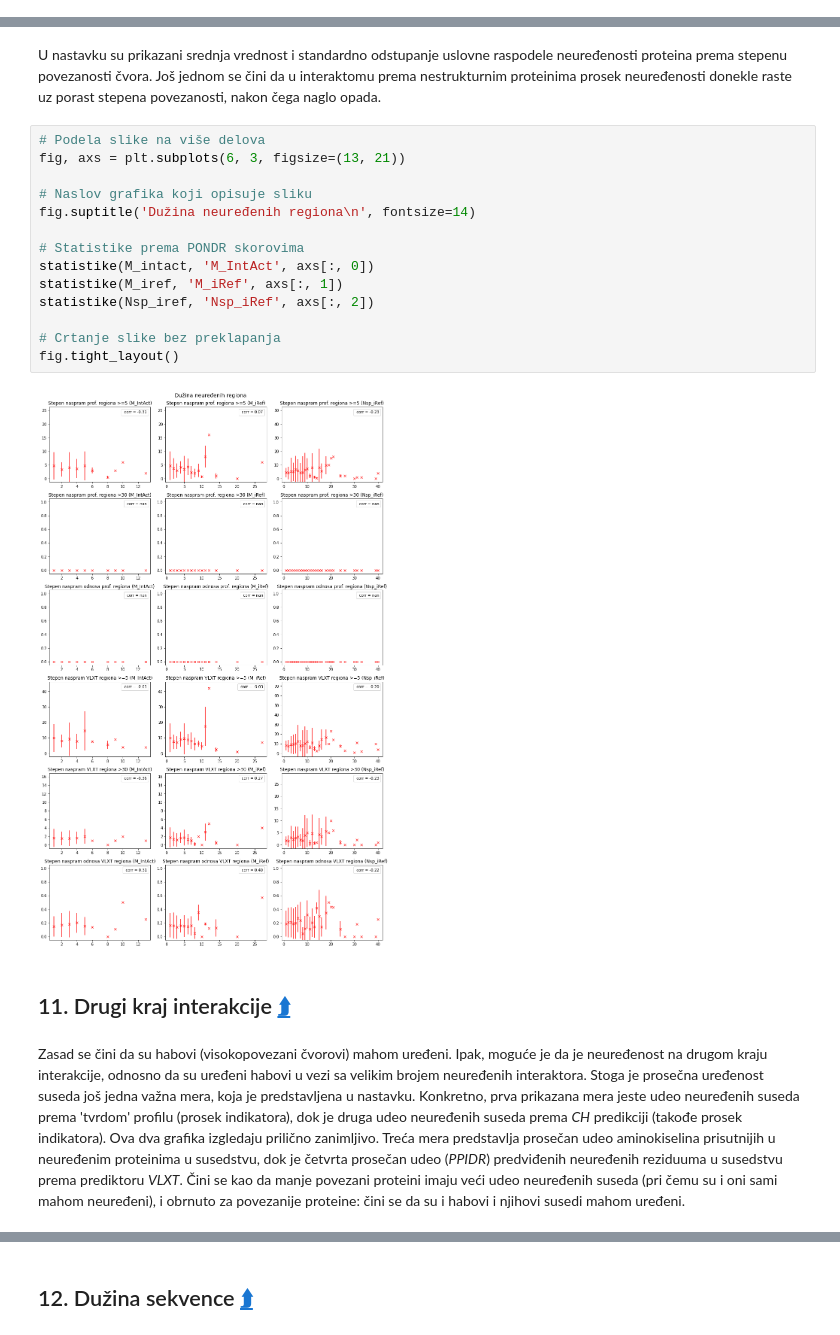
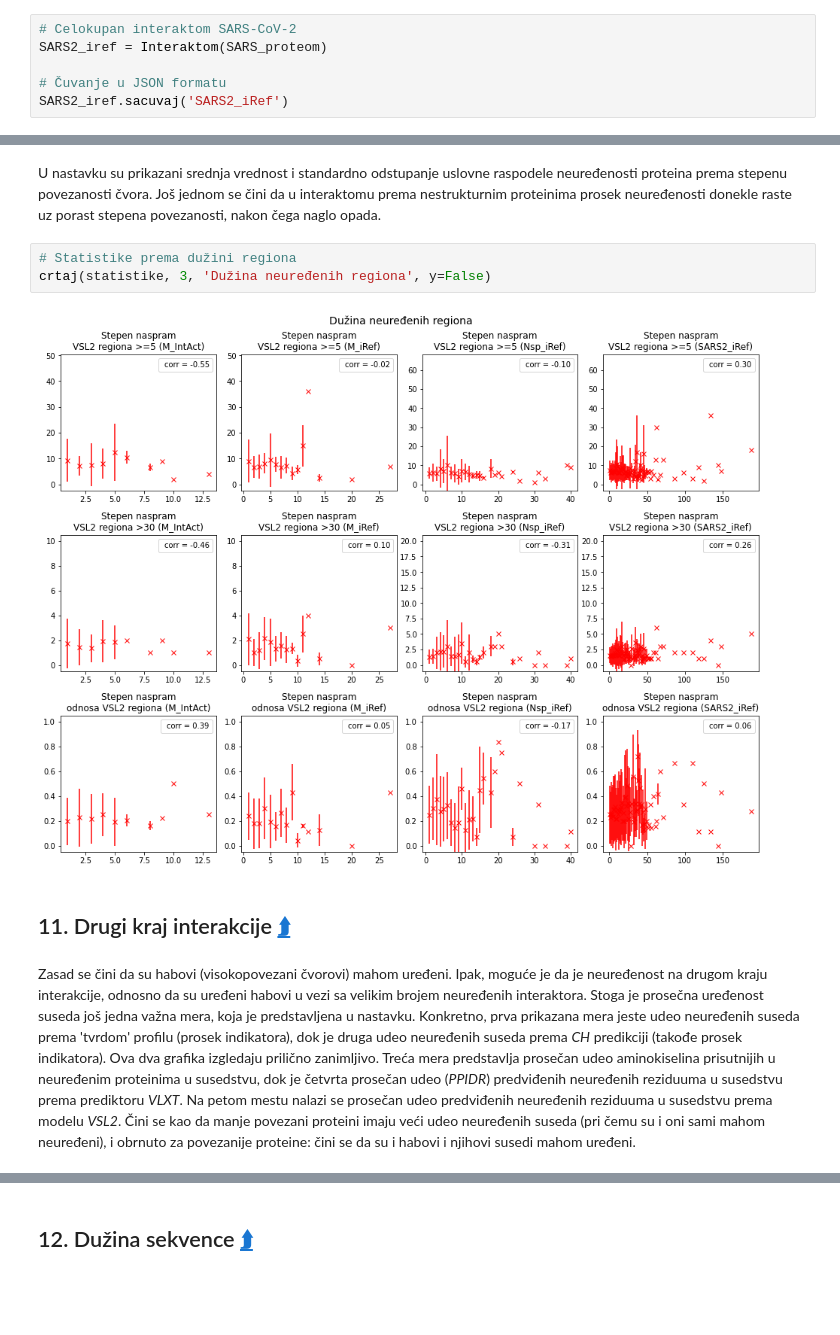
Before and after one commit to matfija/Neuredjenost-u-interaktomu, a Jupyter notebook: sveska/IDP_u_PPI.ipynb, the cells around one changed output, grey strips where cells are left out. Saved outputs shown, nothing was run; the diff lists cells and outputs as text; blank space fills up the shorter version.

```diff
--- a/sveska/IDP_u_PPI.ipynb
+++ b/sveska/IDP_u_PPI.ipynb
@@ -862,0 +865,6 @@ Rezultate je moguće porediti sa nekim drugim interaktomom, npr. onim iz nastavk
+# %%
+# Celokupan interaktom SARS-CoV-2
+SARS2_iref = Interaktom(SARS_proteom)
+
+# Čuvanje u JSON formatu
+SARS2_iref.sacuvaj('SARS2_iRef')
@@ -1370,25 +1538,14 @@ fig.tight_layout()
 # %% [markdown]
 U nastavku su prikazani srednja vrednost i standardno odstupanje uslovne raspodele neuređenosti proteina prema stepenu povezanosti čvora. Još jednom se čini da u interaktomu prema nestrukturnim proteinima prosek neuređenosti donekle raste uz porast stepena povezanosti, nakon čega naglo opada.
 # %%
-# Podela slike na više delova
-fig, axs = plt.subplots(6, 3, figsize=(13, 21))
-
-# Naslov grafika koji opisuje sliku
-fig.suptitle('Dužina neuređenih regiona\n', fontsize=14)
-
-# Statistike prema PONDR skorovima
-statistike(M_intact, 'M_IntAct', axs[:, 0])
-statistike(M_iref, 'M_iRef', axs[:, 1])
-statistike(Nsp_iref, 'Nsp_iRef', axs[:, 2])
-
-# Crtanje slike bez preklapanja
-fig.tight_layout()
+# Statistike prema dužini regiona
+crtaj(statistike, 3, 'Dužina neuređenih regiona', y=False)
 # %% [output]
-[figure, old version]
+[figure, new version]
 # %% [markdown]
 ## 11. Drugi kraj interakcije [⮭]<a id="par:drugi"></a>
 
 [⮭]: #par:toc
 # %% [markdown]
-Zasad se čini da su habovi (visokopovezani čvorovi) mahom uređeni. Ipak, moguće je da je neuređenost na drugom kraju interakcije, odnosno da su uređeni habovi u vezi sa velikim brojem neuređenih interaktora. Stoga je prosečna uređenost suseda još jedna važna mera, koja je predstavljena u nastavku. Konkretno, prva prikazana mera jeste udeo neuređenih suseda prema 'tvrdom' profilu (prosek indikatora), dok je druga udeo neuređenih suseda prema *CH* predikciji (takođe prosek indikatora). Ova dva grafika izgledaju prilično zanimljivo. Treća mera predstavlja prosečan udeo aminokiselina prisutnijih u neuređenim proteinima u susedstvu, dok je četvrta prosečan udeo (*PPIDR*) predviđenih neuređenih reziduuma u susedstvu prema prediktoru *VLXT*. Čini se kao da manje povezani proteini imaju veći udeo neuređenih suseda (pri čemu su i oni sami mahom neuređeni), i obrnuto za povezanije proteine: čini se da su i habovi i njihovi susedi mahom uređeni.
+Zasad se čini da su habovi (visokopovezani čvorovi) mahom uređeni. Ipak, moguće je da je neuređenost na drugom kraju interakcije, odnosno da su uređeni habovi u vezi sa velikim brojem neuređenih interaktora. Stoga je prosečna uređenost suseda još jedna važna mera, koja je predstavljena u nastavku. Konkretno, prva prikazana mera jeste udeo neuređenih suseda prema 'tvrdom' profilu (prosek indikatora), dok je druga udeo neuređenih suseda prema *CH* predikciji (takođe prosek indikatora). Ova dva grafika izgledaju prilično zanimljivo. Treća mera predstavlja prosečan udeo aminokiselina prisutnijih u neuređenim proteinima u susedstvu, dok je četvrta prosečan udeo (*PPIDR*) predviđenih neuređenih reziduuma u susedstvu prema prediktoru *VLXT*. Na petom mestu nalazi se prosečan udeo predviđenih neuređenih reziduuma u susedstvu prema modelu *VSL2*. Čini se kao da manje povezani proteini imaju veći udeo neuređenih suseda (pri čemu su i oni sami mahom neuređeni), i obrnuto za povezanije proteine: čini se da su i habovi i njihovi susedi mahom uređeni.
 # %%
```
Also changed, not shown: parts of 57 cells of this notebook, 8 other files.
